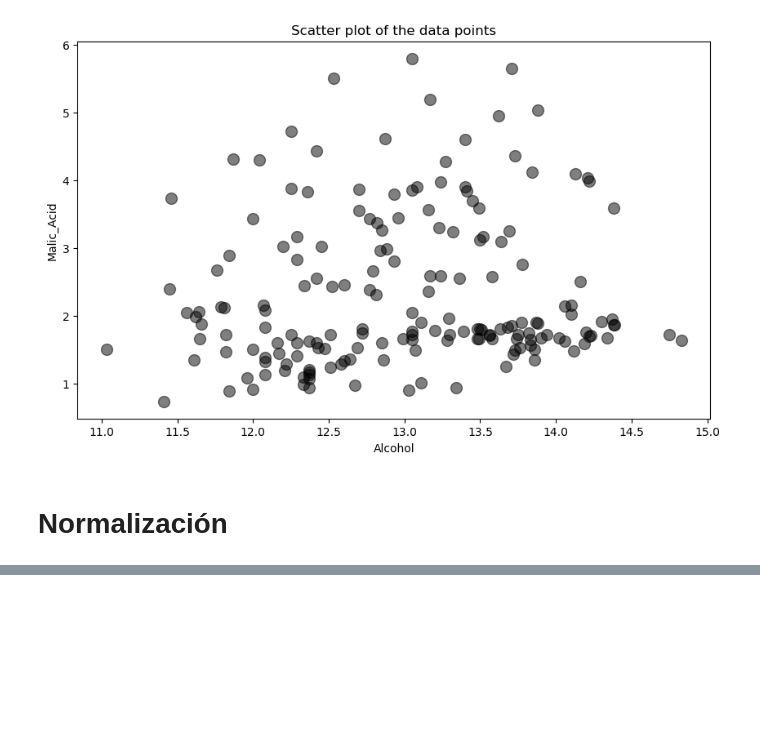
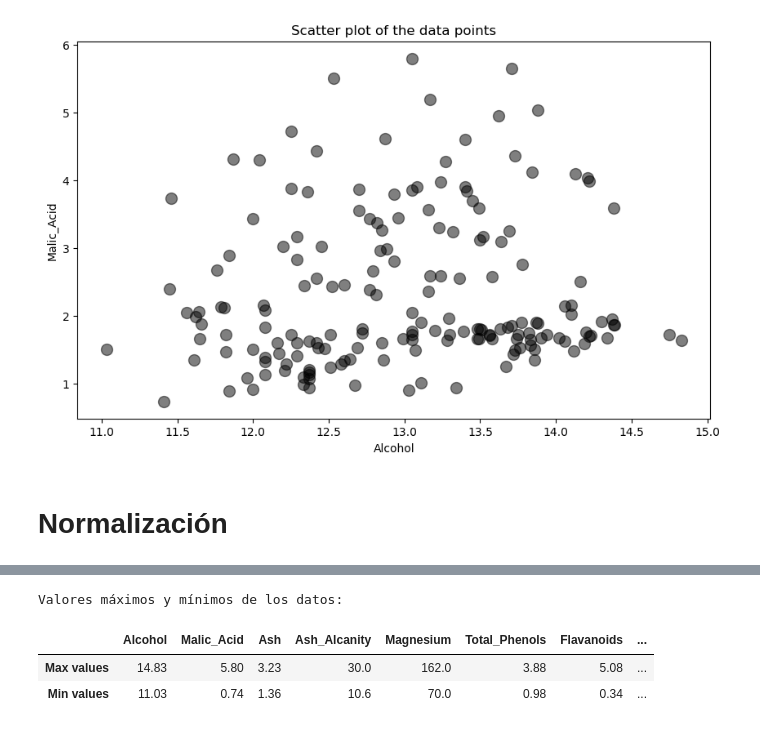
Before and after one commit to MonicaCabanas23/artificial-intelligence-course, a Jupyter notebook: Tareas/k-means-homework/Clustering_Homework.ipynb, the cells around one changed output, grey strips where cells are left out. Cells and saved outputs as stored; diff of their text form; code cells hidden in the pictures; blank space fills up the shorter version.

```diff
--- a/Tareas/k-means-homework/Clustering_Homework.ipynb
+++ b/Tareas/k-means-homework/Clustering_Homework.ipynb
@@ -76,0 +89,11 @@ Dimensión de la matriz:  (3, 13)
+# %%
+max_values = data.max()
+min_values = data.min()
+
+print("Valores máximos y mínimos de los datos:")
+pd.DataFrame([max_values, min_values], index= ["Max values", "Min values"]).head(2)
+# %% [output]
+Valores máximos y mínimos de los datos:
+|  | Alcohol | Malic_Acid | Ash | Ash_Alcanity | Magnesium | Total_Phenols | Flavanoids | ... |
+| Max values | 14.83 | 5.80 | 3.23 | 30.0 | 162.0 | 3.88 | 5.08 | ... |
+| Min values | 11.03 | 0.74 | 1.36 | 10.6 | 70.0 | 0.98 | 0.34 | ... |
```
Also changed, not shown: parts of 8 cells of this notebook.
